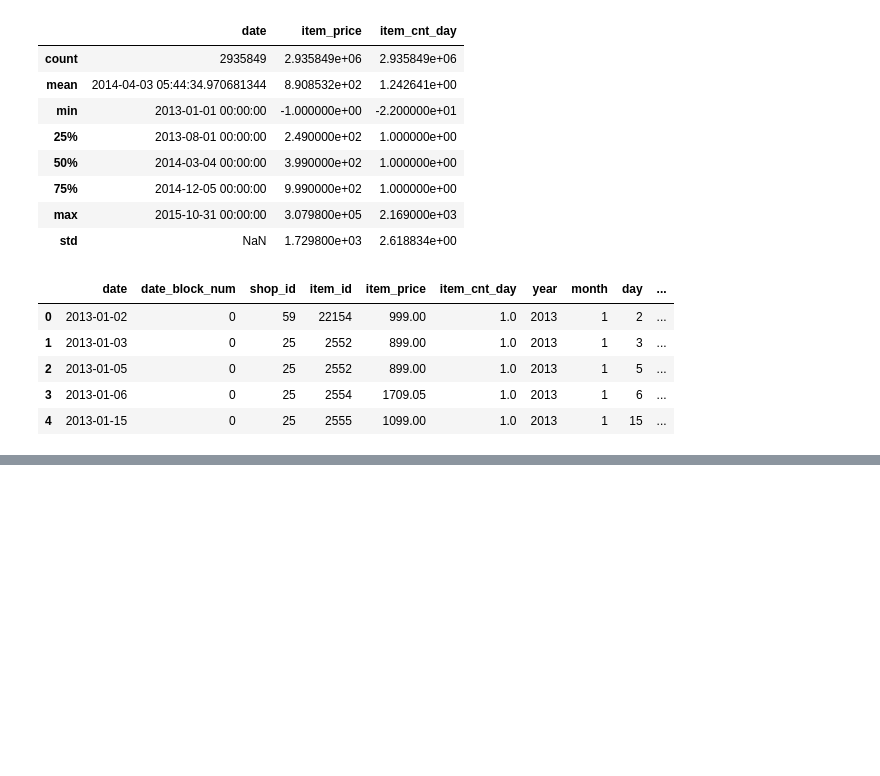
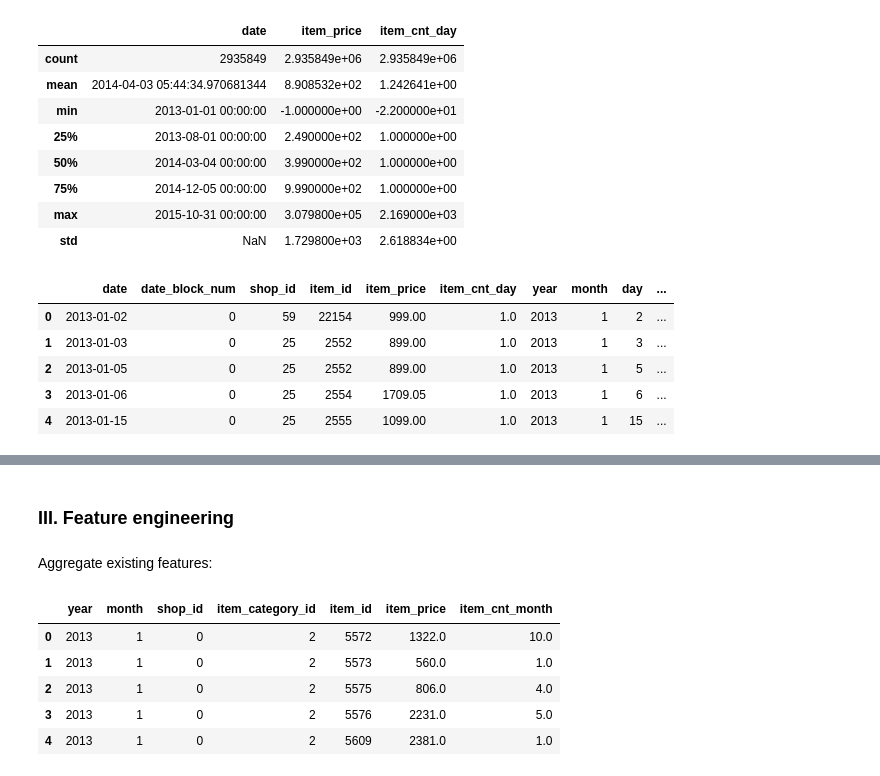
Before and after one commit to thaianle/future-sales-prediction, a Jupyter notebook: 02_new_features.ipynb, the cells around one changed output, grey strips where cells are left out. Drawn from its saved outputs; the diff is of its cells as text; code cells hidden in the pictures; blank space fills up the shorter version.

```diff
--- a/02_new_features.ipynb
+++ b/02_new_features.ipynb
@@ -214,0 +263,28 @@ sales_full.head()
+# %% [markdown]
+### III. Feature engineering
+# %% [markdown]
+Aggregate existing features:
+# %%
+# Keep the necessary columns only - we are predicting by month
+sales_features = sales_full[['year', 'month', 'shop_id', 'item_category_id', 'item_id', 'item_price', 'item_cnt_day']].copy()
+
+# Because no item has more than 1 price, we can group item price by the median
+sales_features_price = sales_features[['year', 'month', 'shop_id', 'item_category_id', 'item_id', 'item_price']]\
+    .groupby(['year', 'month', 'shop_id', 'item_category_id', 'item_id'], as_index = False).median()
+
+# Group item count by month by the sum
+sales_features_itemcnt = sales_features[['year', 'month', 'shop_id', 'item_category_id', 'item_id', 'item_cnt_day']]\
+    .groupby(['year', 'month', 'shop_id', 'item_category_id', 'item_id'], as_index = False).sum()
+
+sales_features_itemcnt.rename(columns = {'item_cnt_day': 'item_cnt_month'}, inplace = True)
+
+sales_features = sales_features_price.merge(sales_features_itemcnt, how = 'inner', on = ['year', 'month', 'shop_id', 'item_category_id', 'item_id'])
+sales_features.sort_values(['year', 'month', 'shop_id', 'item_category_id', 'item_id', 'item_price', 'item_cnt_month'], inplace = True)
+sales_features.head()
+# %% [output]
+|  | year | month | shop_id | item_category_id | item_id | item_price | item_cnt_month |
+| 0 | 2013 | 1 | 0 | 2 | 5572 | 1322.0 | 10.0 |
+| 1 | 2013 | 1 | 0 | 2 | 5573 | 560.0 | 1.0 |
+| 2 | 2013 | 1 | 0 | 2 | 5575 | 806.0 | 4.0 |
+| 3 | 2013 | 1 | 0 | 2 | 5576 | 2231.0 | 5.0 |
+| 4 | 2013 | 1 | 0 | 2 | 5609 | 2381.0 | 1.0 |
```
Also changed, not shown: parts of 24 cells of this notebook, 1 other file.
